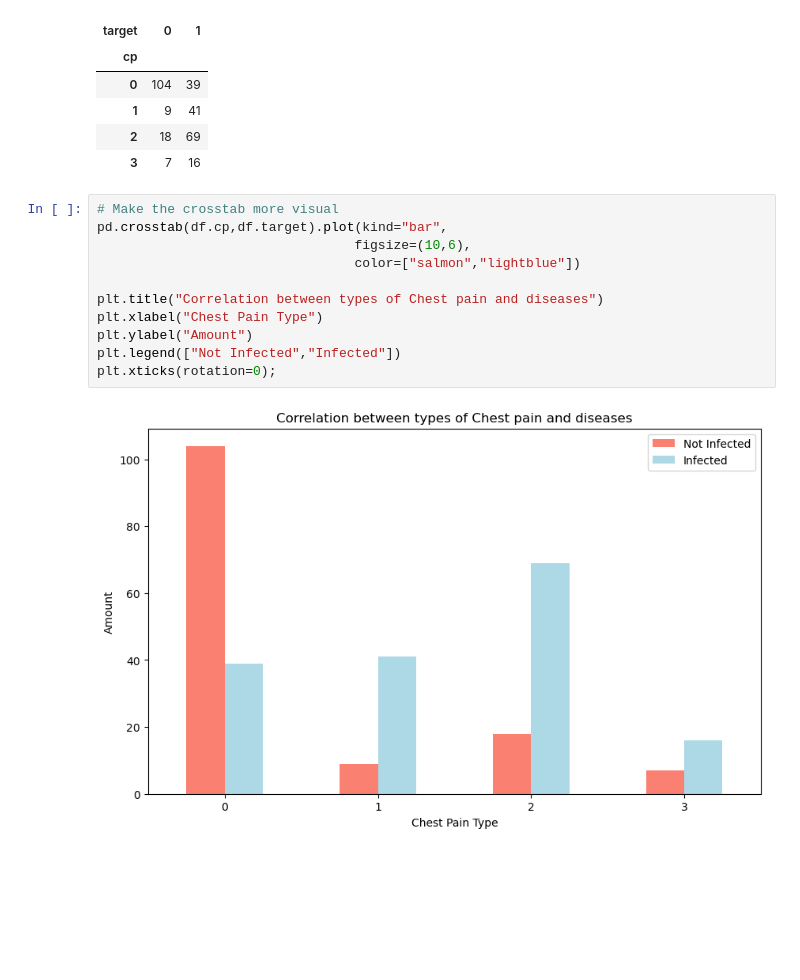
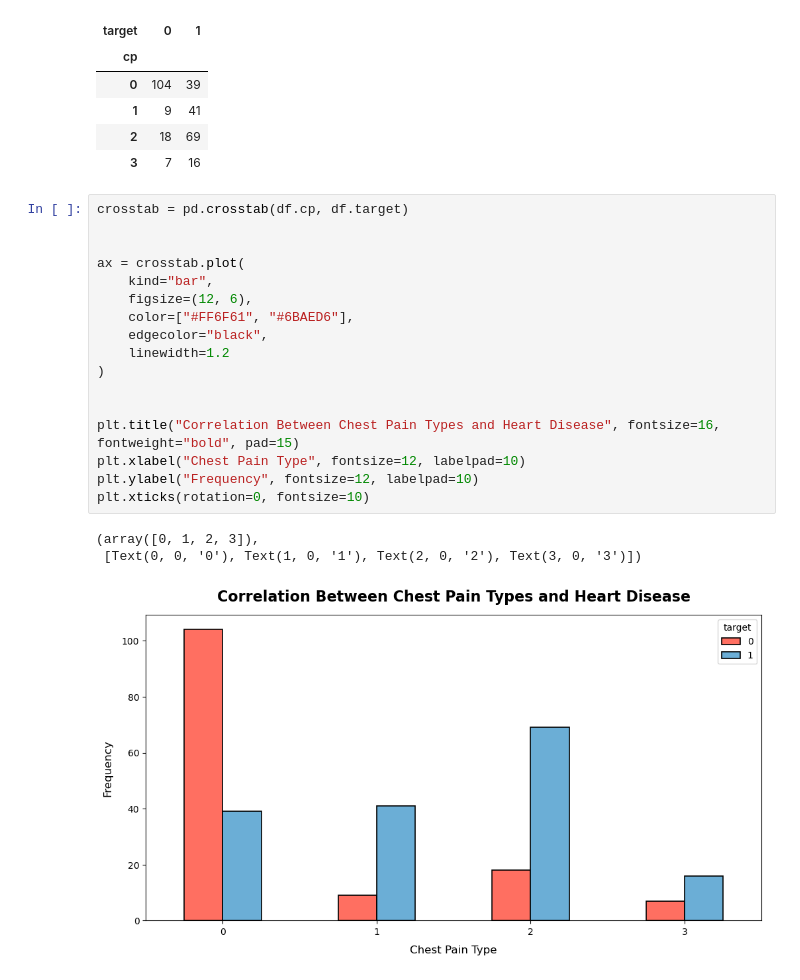
Before and after one commit to Victor-Johnson/ml-heart-diseases, a Jupyter notebook: main.ipynb, the cells around one changed output. Saved outputs shown, nothing was run; the diff lists cells and outputs as text; blank space fills up the shorter version.

Commit message:
finding correlations 2

```diff
--- a/main.ipynb
+++ b/main.ipynb
@@ -300,15 +300,23 @@ pd.crosstab(df.cp,df.target)
 | 2 | 18 | 69 |
 | 3 | 7 | 16 |
 # %%
-# Make the crosstab more visual
-pd.crosstab(df.cp,df.target).plot(kind="bar",
-                                 figsize=(10,6),
-                                 color=["salmon","lightblue"])
+crosstab = pd.crosstab(df.cp, df.target)
 
-plt.title("Correlation between types of Chest pain and diseases")
-plt.xlabel("Chest Pain Type")
-plt.ylabel("Amount")
-plt.legend(["Not Infected","Infected"])
-plt.xticks(rotation=0);
+
+ax = crosstab.plot(
+    kind="bar",
+    figsize=(12, 6),
+    color=["#FF6F61", "#6BAED6"],
+    edgecolor="black",
+    linewidth=1.2
+)
+
+
+plt.title("Correlation Between Chest Pain Types and Heart Disease", fontsize=16, fontweight="bold", pad=15)
+plt.xlabel("Chest Pain Type", fontsize=12, labelpad=10)
+plt.ylabel("Frequency", fontsize=12, labelpad=10)
+plt.xticks(rotation=0, fontsize=10)
 # %% [output]
+(array([0, 1, 2, 3]),
+ [Text(0, 0, '0'), Text(1, 0, '1'), Text(2, 0, '2'), Text(3, 0, '3')])
-[figure, old version]
+[figure, new version]
```
Also changed, not shown: parts of 4 cells of this notebook.
